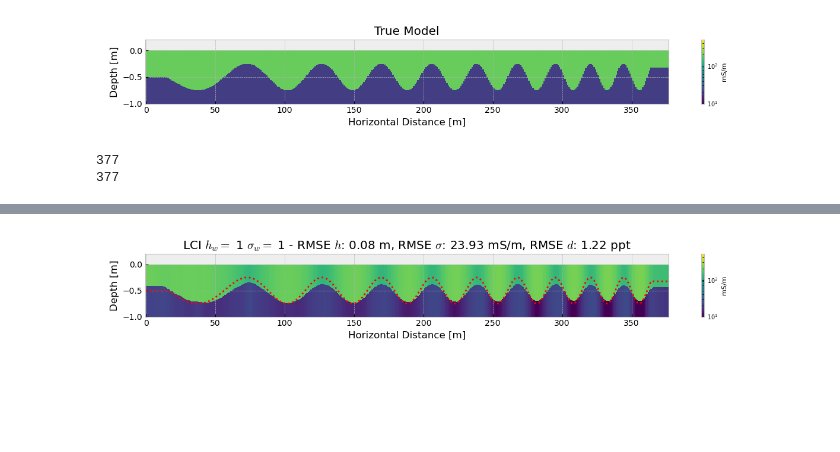
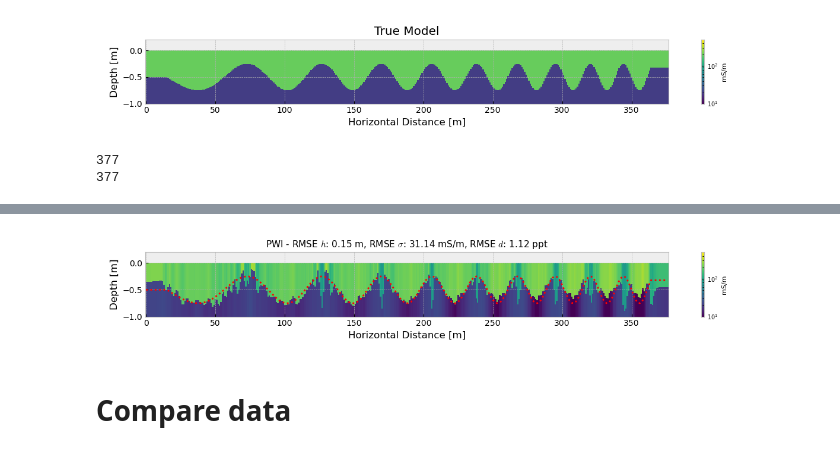
Before and after one commit to mariacarrizo/FDEM_LCI_PWI, a Jupyter notebook: Sinusoidal/LCI_Sinusoidal.ipynb, the cells around one changed output, grey strips where cells are left out. Drawn from its saved outputs; the diff is of its cells as text; code cells hidden in the pictures; blank space fills up the shorter version.

Commit message:
added data plots

```diff
--- a/Sinusoidal/LCI_Sinusoidal.ipynb
+++ b/Sinusoidal/LCI_Sinusoidal.ipynb
@@ -47,7 +185,7 @@ data_true = np.load('data_3D_Sinusoidal_sorted.npy')
 midp_x = np.load('midpx_data_Sinu.npy')
 
 norm = np.array([4, 2, 1, 4, 2, 1, 4, 2, 1, 8, 4, 1, 8, 4, 1, 8, 4, 1])
-data_true_norm = data_true[:] * norm
+data_true_norm = data_true[:] # * norm
 # %%
 print(len(model_true))
 print(len(data_true))
@@ -121,17 +259,18 @@ data_rmse = root_mean_squared_error(data_true_norm.ravel(), data_inv.ravel())*10
 # %%
 fig, ax = plt.subplots(figsize=(12,2))
 
 model_inv_ = model_inv.copy()
 model_inv_[:,1] = model_inv[:,1]*1000
 model_inv_[:,2] = model_inv[:,2]*1000
 
 showStitchedModels(model_inv_,  zMax=4, cMin=10, cMax=500, ax=ax, **inputs)
-ax.set_title(f'LCI $h_w = $ {hw} $\sigma_w = $ {sw} - RMSE $h$: {model_h_rmse:.2f} m, RMSE $\sigma$: {model_s_rmse:.2f} mS/m, RMSE $d$: {data_rmse:.2f} ppt')
-#ax.set_title(f'PWI - RMSE $h$: {model_h_rmse:.2f} m, RMSE $\sigma$: {model_s_rmse:.2f} mS/m, RMSE $d$: {data_rmse:.2f} ppt')
+#ax.set_title(f'LCI $h_w = $ {hw} $\sigma_w = $ {sw} - RMSE $h$: {model_h_rmse:.2f} m, RMSE $\sigma$: {model_s_rmse:.2f} mS/m, RMSE $d$: {data_rmse:.2f} ppt', fontsize=11)
+ax.set_title(f'PWI - RMSE $h$: {model_h_rmse:.2f} m, RMSE $\sigma$: {model_s_rmse:.2f} mS/m, RMSE $d$: {data_rmse:.2f} ppt', fontsize=11)
 ax.set_ylim([-1, 0.2])
 ax.plot(-model_true[i1:i2,0], ':r')
 ax.set_xlabel('Horizontal Distance [m]')
 ax.set_ylabel('Depth [m]')
 plt.tight_layout()
+plt.savefig('figures/Sinu_inv_PWI.eps', format='eps')
 # %% [output]
-[figure, old version]
+[figure, new version]
@@ -137,0 +280,2 @@ plt.tight_layout()
+# %% [markdown]
+# Compare data
```
Also changed, not shown: parts of 9 cells of this notebook, 1 other file.
